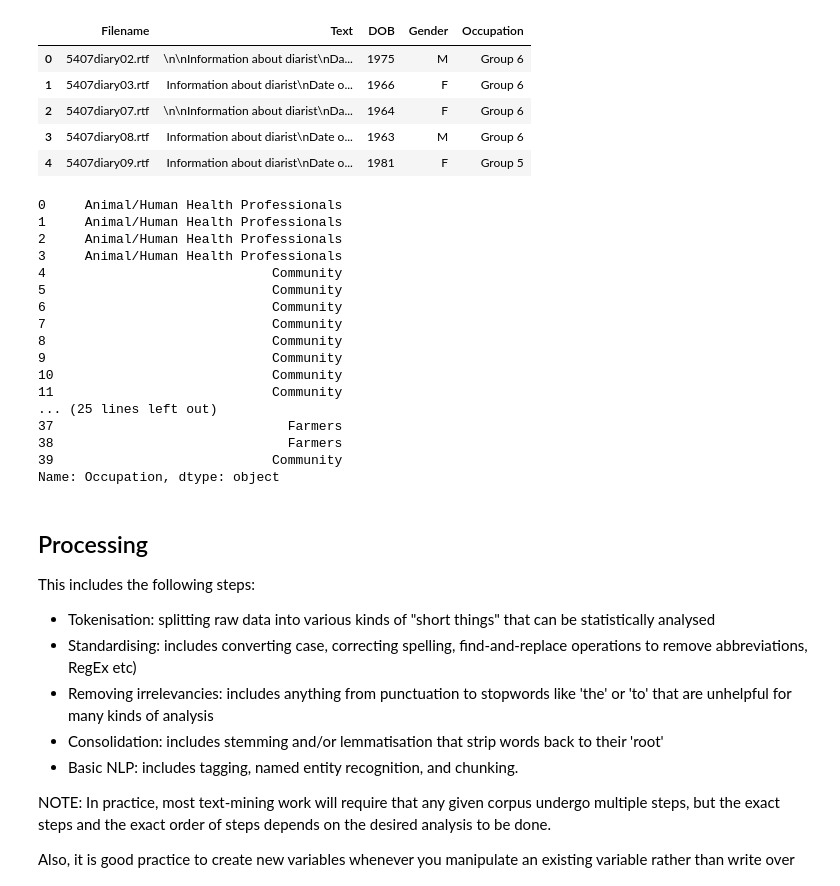
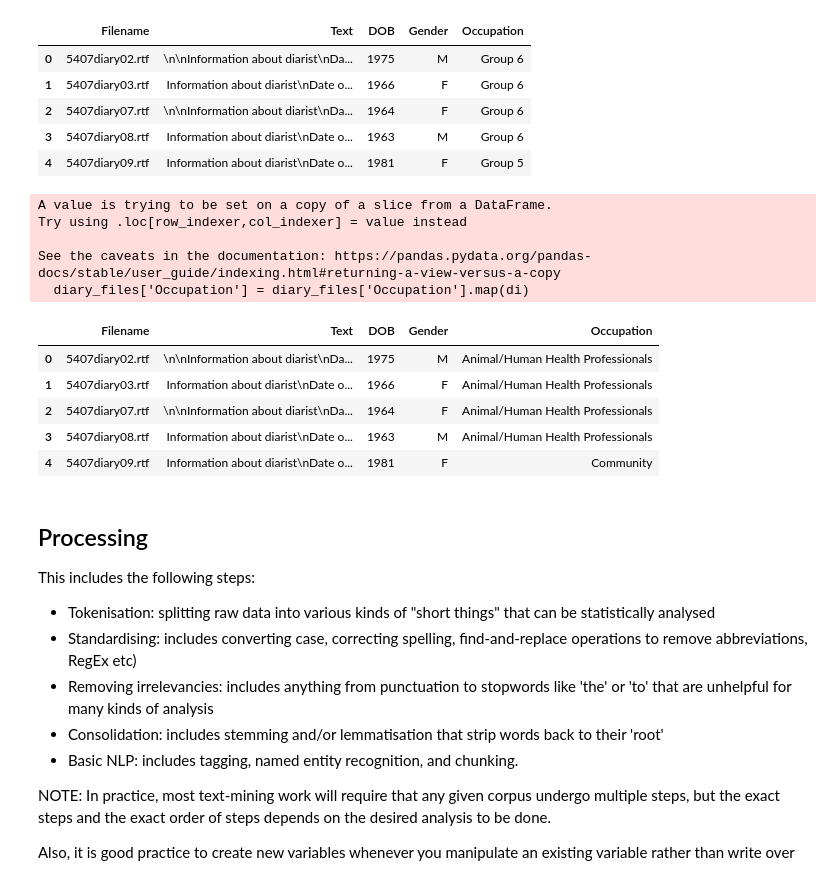
Before and after one commit to UKDataServiceOpen/Text-Mining-Health, a Jupyter notebook: Python_code/Processing.ipynb, the cells around one changed output. Drawn from its saved outputs; the diff is of its cells as text; code cells hidden in the pictures.

```diff
--- a/Python_code/Processing.ipynb
+++ b/Python_code/Processing.ipynb
@@ -279,25 +277,22 @@ di = {'Group 1': 'Farmers',
      'Group 5': 'Community',
      'Group 6': 'Animal/Human Health Professionals'}
 
-diary_files['Occupation'].map(di)
+diary_files['Occupation'] = diary_files['Occupation'].map(di)
 # %% [output]
-0     Animal/Human Health Professionals
-1     Animal/Human Health Professionals
-2     Animal/Human Health Professionals
-3     Animal/Human Health Professionals
-4                             Community
-5                             Community
-6                             Community
-7                             Community
-8                             Community
-9                             Community
-10                            Community
-11                            Community
-... (25 lines left out)
-37                              Farmers
-38                              Farmers
-39                            Community
-Name: Occupation, dtype: object
+A value is trying to be set on a copy of a slice from a DataFrame.
+Try using .loc[row_indexer,col_indexer] = value instead
+
+See the caveats in the documentation: https://pandas.pydata.org/pandas-docs/stable/user_guide/indexing.html#returning-a-view-versus-a-copy
+  diary_files['Occupation'] = diary_files['Occupation'].map(di)
+# %%
+diary_files.head()
+# %% [output]
+|  | Filename | Text | DOB | Gender | Occupation |
+| 0 | 5407diary02.rtf | \n\nInformation about diarist\nDa... | 1975 | M | Animal/Human Health Professionals |
+| 1 | 5407diary03.rtf | Information about diarist\nDate o... | 1966 | F | Animal/Human Health Professionals |
+| 2 | 5407diary07.rtf | \n\nInformation about diarist\nDa... | 1964 | F | Animal/Human Health Professionals |
+| 3 | 5407diary08.rtf | Information about diarist\nDate o... | 1963 | M | Animal/Human Health Professionals |
+| 4 | 5407diary09.rtf | Information about diarist\nDate o... | 1981 | F | Community |
 # %% [markdown]
 ## Processing
 
```
Also changed, not shown: parts of 21 cells of this notebook, 2 other files.
